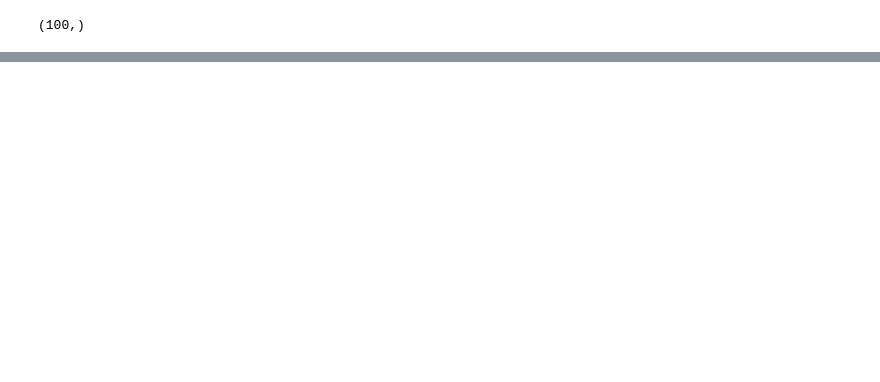
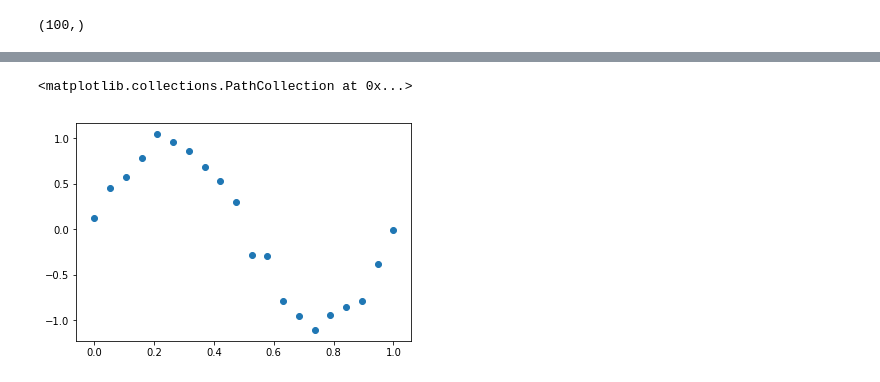
Before and after one commit to bonochof/sklearn-exercise, a Jupyter notebook: 02-LinearRegression.ipynb, the cells around one changed output, grey strips where cells are left out. Saved outputs shown, nothing was run; the diff lists cells and outputs as text; code cells hidden in the pictures; blank space fills up the shorter version.

```diff
--- a/02-LinearRegression.ipynb
+++ b/02-LinearRegression.ipynb
@@ -84,0 +85,10 @@ plt.scatter(X, y)
+# %%
+data_size = 20
+X = np.linspace(0, 1, data_size)
+noise = np.random.uniform(low=-1.0, high=1.0, size=data_size) * 0.2
+y = np.sin(2.0 * np.pi * X) + noise
+
+plt.scatter(X, y)
+# %% [output]
+<matplotlib.collections.PathCollection at 0x...>
+[figure, added]
```
Also changed, not shown: parts of 49 cells of this notebook.
